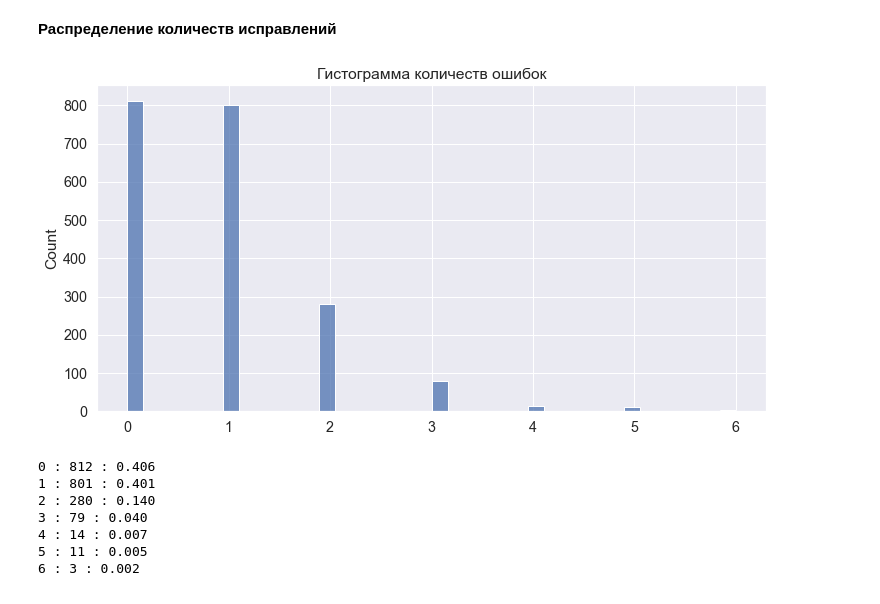
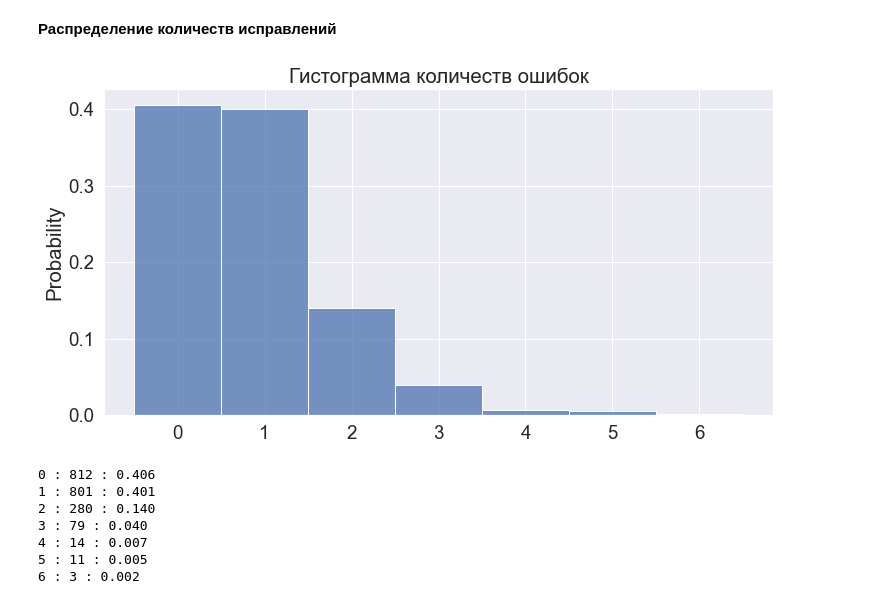
Before and after one commit to Mr-Geekman/bd-research, a Jupyter notebook: notebooks/6.0-db-eda.ipynb, the cells around one changed output. Cells and saved outputs as stored; diff of their text form; code cells hidden in the pictures.

```diff
--- a/notebooks/6.0-db-eda.ipynb
+++ b/notebooks/6.0-db-eda.ipynb
@@ -40,7 +40,7 @@ from tqdm.notebook import tqdm
 import matplotlib.pyplot as plt
 import seaborn as sns
 
-sns.set(font_scale=1.3)
+sns.set(font_scale=1.7)
 # %% [output]
 [nltk_data] Downloading package punkt to /home/mrgeekman/nltk_data...
 [nltk_data]   Package punkt is already up-to-date!
@@ -235,11 +235,11 @@ print(f'Всего исправлений: {num_corrections}')
 **Распределение количеств исправлений**
 # %%
 plt.figure(figsize=(12, 6))
-sns.histplot(nums_corrections)
+sns.histplot(nums_corrections, stat='probability', discrete=True)
 plt.title('Гистограмма количеств ошибок')
 plt.show()
 # %% [output]
-[figure, old version]
+[figure, new version]
 # %%
 values, counts = np.unique(nums_corrections, return_counts=True)
 for value, count in zip(values, counts):
```
Also changed, not shown: parts of 2 cells of this notebook, 7 other files.
